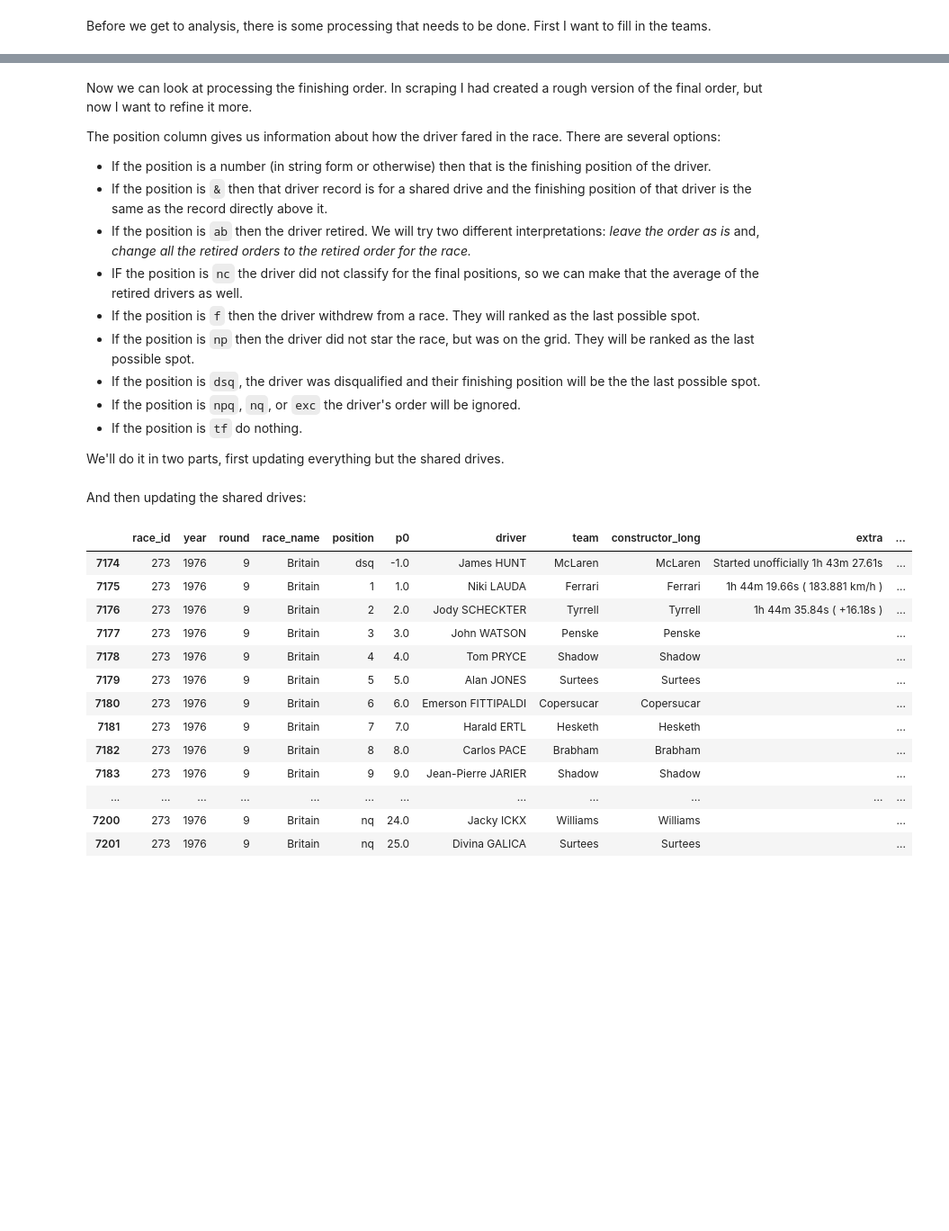
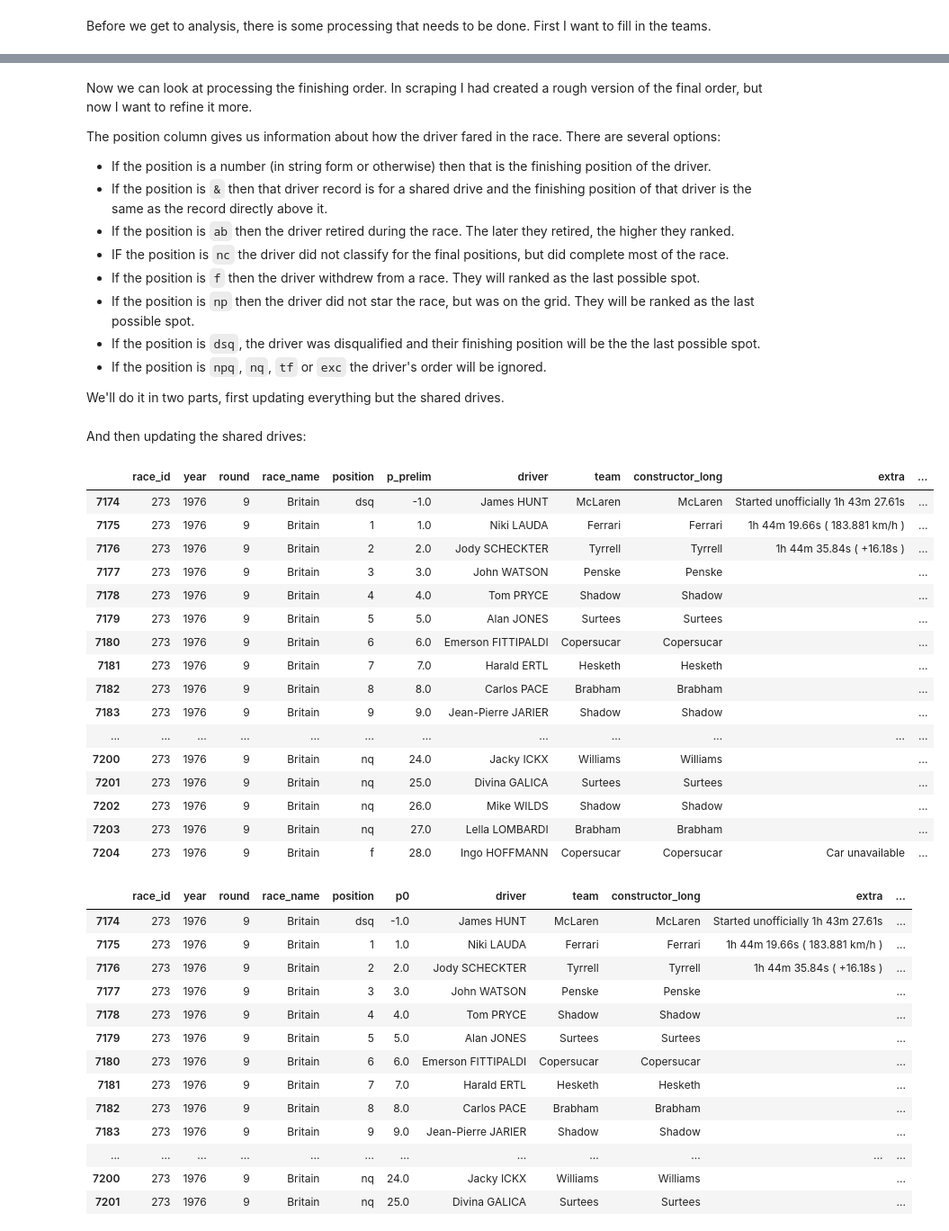
Before and after one commit to lennymd/formulaOne, a Jupyter notebook: _analysis/notebook/f1-best-championship-season-work-v2.ipynb, the cells around one changed output, grey strips where cells are left out. Shown at 90% size. Cells and saved outputs as stored; diff of their text form; code cells hidden in the pictures; blank space fills up the shorter version.

```diff
--- a/_analysis/notebook/f1-best-championship-season-work-v2.ipynb
+++ b/_analysis/notebook/f1-best-championship-season-work-v2.ipynb
@@ -91,13 +91,12 @@ The position column gives us information about how the driver fared in the race.
 
 * If the position is a number (in string form or otherwise) then that is the finishing position of the driver.
 * If the position is `&` then that driver record is for a shared drive and the finishing position of that driver is the same as the record directly above it.
-* If the position is `ab` then the driver retired. We will try two different interpretations: *leave the order as is* and, *change all the retired orders to the retired order for the race.*
-* IF the position is `nc` the driver did not classify for the final positions, so we can make that the average of the retired drivers as well.
+* If the position is `ab` then the driver retired during the race. The later they retired, the higher they ranked.
+* IF the position is `nc` the driver did not classify for the final positions, but did complete most of the race.
 * If the position is `f` then the driver withdrew from a race. They will ranked as the last possible spot.
 * If the position is `np` then the driver did not star the race, but was on the grid. They will be ranked as the last possible spot.
 * If the position is `dsq`, the driver was disqualified and their finishing position will be the the last possible spot.
-* If the position is `npq`, `nq`, or `exc` the driver's order will be ignored.
-* If the position is `tf` do nothing.
+* If the position is `npq`, `nq`, `tf` or `exc` the driver's order will be ignored.
 
 We'll do it in two parts, first updating everything but the shared drives.
 # %%
@@ -124,6 +123,26 @@ def update_p_final(row):
 # %%
 race_results["p_final"] = race_results.apply(p_final, axis =1)
 race_results["p_final"] = race_results.apply(update_p_final, axis=1)
+# %%
+race_results[race_results.race_id == 273]
+# %% [output]
+|  | race_id | year | round | race_name | position | p_prelim | driver | team | constructor_long | extra | ... |
+| 7174 | 273 | 1976 | 9 | Britain | dsq | -1.0 | James HUNT | McLaren | McLaren | Started unofficially 1h 43m 27.61s | ... |
+| 7175 | 273 | 1976 | 9 | Britain | 1 | 1.0 | Niki LAUDA | Ferrari | Ferrari | 1h 44m 19.66s ( 183.881 km/h ) | ... |
+| 7176 | 273 | 1976 | 9 | Britain | 2 | 2.0 | Jody SCHECKTER | Tyrrell | Tyrrell | 1h 44m 35.84s ( +16.18s ) | ... |
+| 7177 | 273 | 1976 | 9 | Britain | 3 | 3.0 | John WATSON | Penske | Penske |  | ... |
+| 7178 | 273 | 1976 | 9 | Britain | 4 | 4.0 | Tom PRYCE | Shadow | Shadow |  | ... |
+| 7179 | 273 | 1976 | 9 | Britain | 5 | 5.0 | Alan JONES | Surtees | Surtees |  | ... |
+| 7180 | 273 | 1976 | 9 | Britain | 6 | 6.0 | Emerson FITTIPALDI | Copersucar | Copersucar |  | ... |
+| 7181 | 273 | 1976 | 9 | Britain | 7 | 7.0 | Harald ERTL | Hesketh | Hesketh |  | ... |
+| 7182 | 273 | 1976 | 9 | Britain | 8 | 8.0 | Carlos PACE | Brabham | Brabham |  | ... |
+| 7183 | 273 | 1976 | 9 | Britain | 9 | 9.0 | Jean-Pierre JARIER | Shadow | Shadow |  | ... |
+| ... | ... | ... | ... | ... | ... | ... | ... | ... | ... | ... | ... |
+| 7200 | 273 | 1976 | 9 | Britain | nq | 24.0 | Jacky ICKX | Williams | Williams |  | ... |
+| 7201 | 273 | 1976 | 9 | Britain | nq | 25.0 | Divina GALICA | Surtees | Surtees |  | ... |
+| 7202 | 273 | 1976 | 9 | Britain | nq | 26.0 | Mike WILDS | Shadow | Shadow |  | ... |
+| 7203 | 273 | 1976 | 9 | Britain | nq | 27.0 | Lella LOMBARDI | Brabham | Brabham |  | ... |
+| 7204 | 273 | 1976 | 9 | Britain | f | 28.0 | Ingo HOFFMANN | Copersucar | Copersucar | Car unavailable | ... |
 # %%
 race_results[race_results.race_id == 273]
 # %% [output]
```
Also changed, not shown: parts of 66 cells of this notebook, 6 other files.
